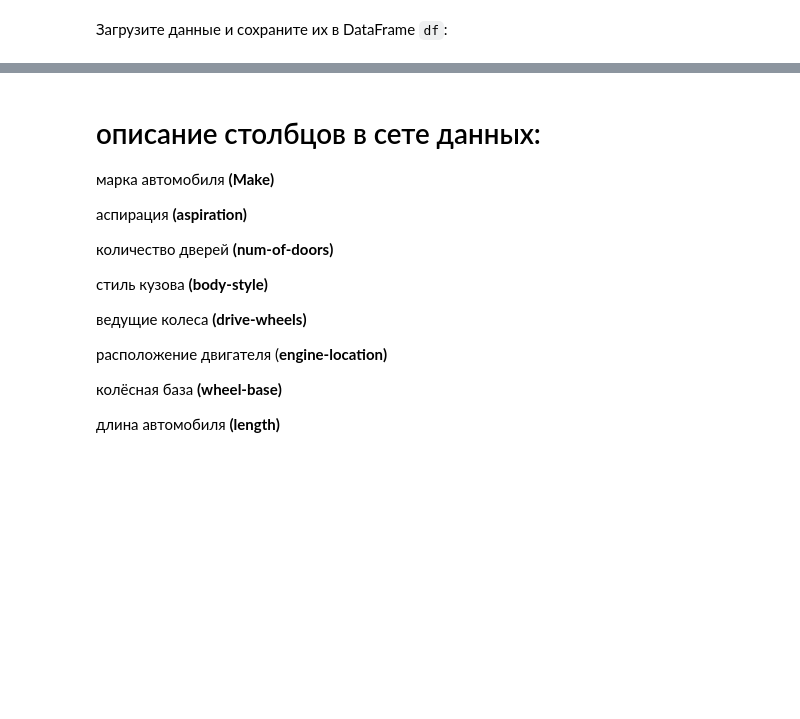
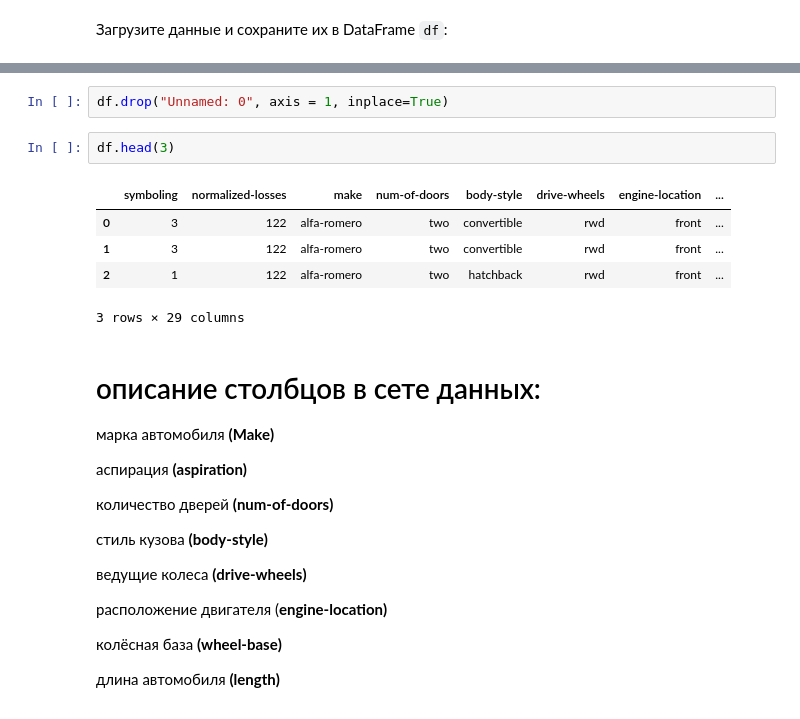
Before and after one commit to MrsMystique/python-repo, a Jupyter notebook: DataAnalysis/Labs/Шаг 4 корреляционный анализ и регрессия.ipynb, the cells around one changed output, grey strips where cells are left out. Drawn from its saved outputs; the diff is of its cells as text; blank space fills up the shorter version.

```diff
--- a/DataAnalysis/Labs/Шаг 4 корреляционный анализ и регрессия.ipynb
+++ b/DataAnalysis/Labs/Шаг 4 корреляционный анализ и регрессия.ipynb
@@ -46,3 +46,13 @@ df.head()
+# %%
+df.drop("Unnamed: 0", axis = 1, inplace=True)
+# %%
+df.head(3)
+# %% [output]
+|  | symboling | normalized-losses | make | num-of-doors | body-style | drive-wheels | engine-location | ... |
+| 0 | 3 | 122 | alfa-romero | two | convertible | rwd | front | ... |
+| 1 | 3 | 122 | alfa-romero | two | convertible | rwd | front | ... |
+| 2 | 1 | 122 | alfa-romero | two | hatchback | rwd | front | ... |
+3 rows × 29 columns
 # %% [markdown]
 # описание столбцов в сете данных:
 
```
Also changed, not shown: parts of 5 cells of this notebook, 7 other files.
